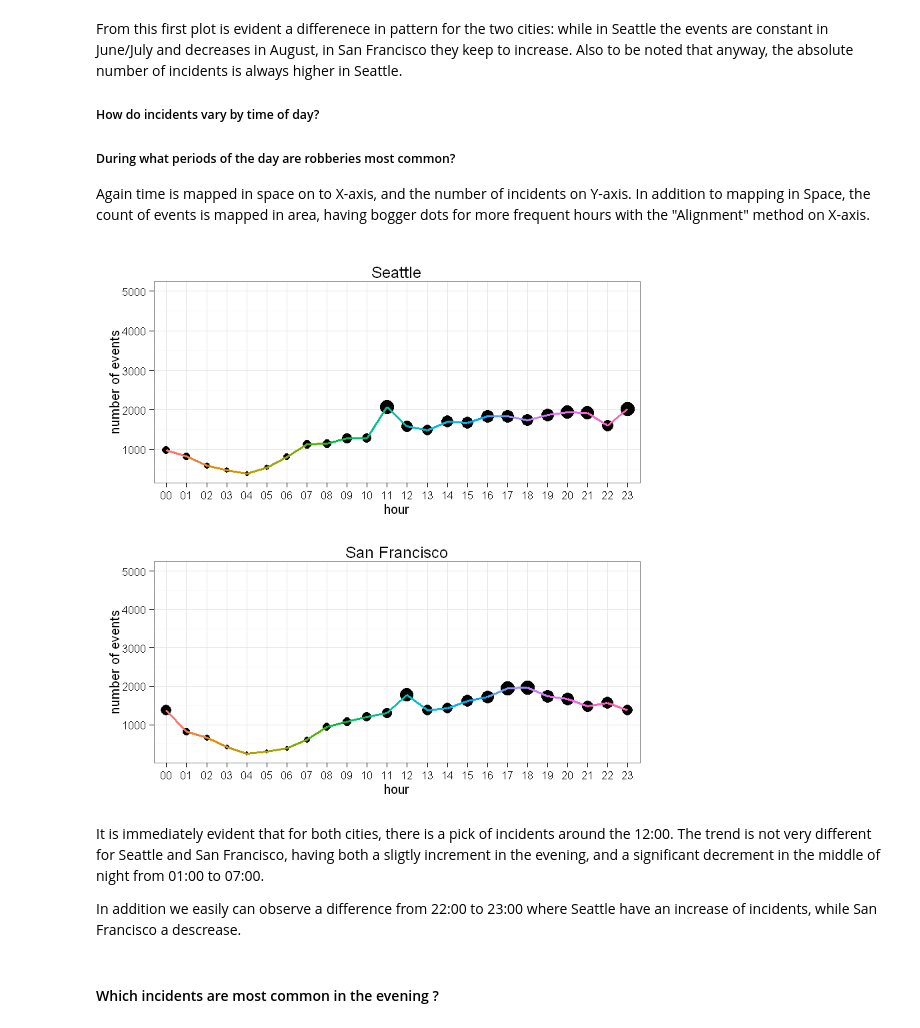
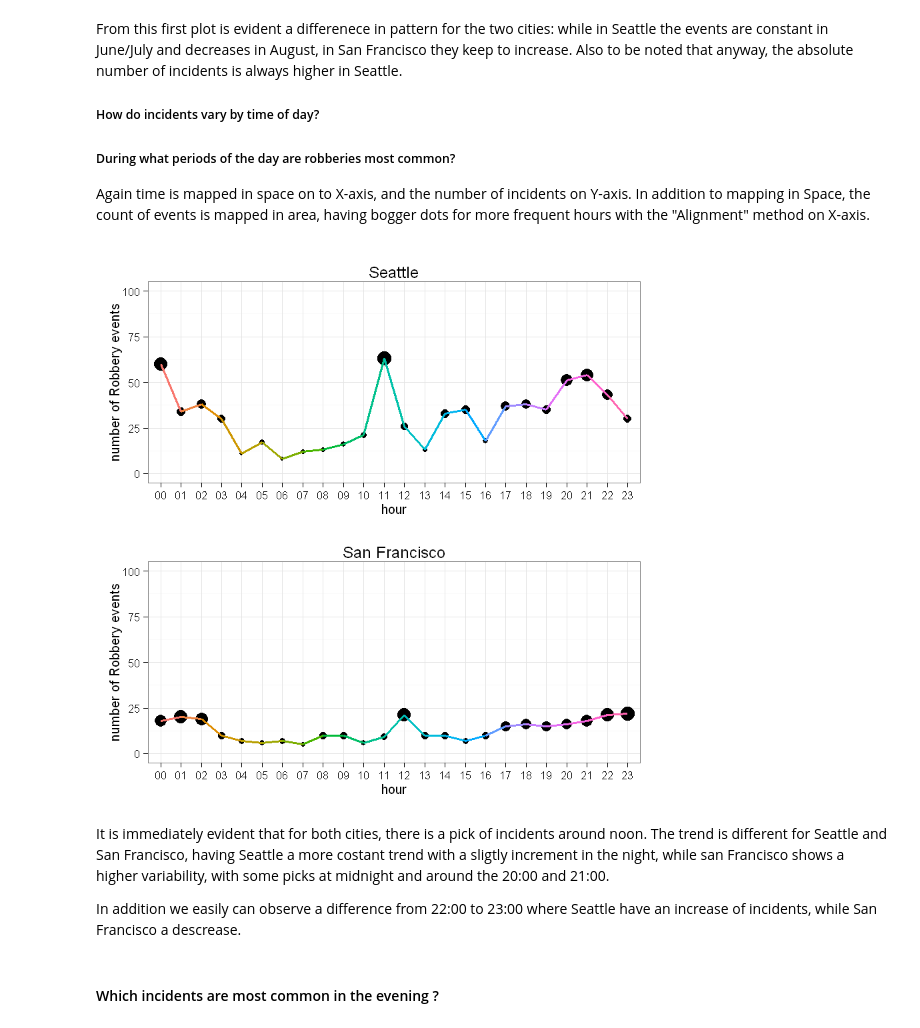
Before and after one commit to Gianfranco-Campana/datasci_course_materials, a Jupyter notebook: assignment6/VisualCrimeAnalysis.ipynb, the cells around one changed output. Saved outputs shown, nothing was run; the diff lists cells and outputs as text; code cells hidden in the pictures.

Commit message:
Robbery

```diff
--- a/assignment6/VisualCrimeAnalysis.ipynb
+++ b/assignment6/VisualCrimeAnalysis.ipynb
@@ -265,44 +264,47 @@ crisea$Hour <- as.character(crisea$Hour)
 # Normalizing Hours from 01-24 to 00-23
 crisea$Hour <- as.numeric(crisea$Hour)-1
 crisea[nchar(crisea$Hour)==1,]$Hour <- paste0("0",crisea[nchar(crisea$Hour)==1,]$Hour)
+
+crisearob <- crisea[crisea$Summarized.Offense.Description=="ROBBERY",]
+crisanrob <- crisan[crisan$Category=="ROBBERY",]
 # %%
 
-seaTimeCount= count(crisea, vars = c("Hour"))
-sanTimeCount= count(crisan, vars = c("Hour"))
+seaTimeCount= count(crisearob, vars = c("Hour"))
+sanTimeCount= count(crisanrob, vars = c("Hour"))
 library(ggplot2)
 p1 <- ggplot(seaTimeCount, aes(x = factor(Hour),
                        y = freq,
                        fill = Hour,
                        size = freq,
-                       ymin = 1000,
-                       ymax = 5000)) +
+                       ymin = 0,
+                       ymax = 100)) +
   geom_point(stat="identity" ) +
   geom_line(aes(y= freq, colour = Hour, size = 1, group = 1)) +
   labs(title = "Seattle") +
-  labs(y = "number of events") +
+  labs(y = "number of Robbery events") +
   labs(x = "hour") +
   theme_bw() +
   theme(legend.position = "none")
 
 
 p2 <- ggplot(sanTimeCount, aes(x = factor(Hour),
                        y = freq,
                        fill = Hour,
                        size = freq,
-                       ymin = 1000,
-                       ymax = 5000)) +
+                       ymin = 0,
+                       ymax = 100)) +
   geom_point(stat="identity") +
   geom_line(aes(y= freq, colour = Hour, size = 1, group = 1)) +
   labs(title = "San Francisco") +
-  labs(y = "number of events") +
+  labs(y = "number of Robbery events") +
   labs(x = "hour") +
   theme_bw() +
   theme(legend.position = "none")
   multiplot(p1,p2, cols=1)
 # %% [output]
-[figure, old version]
+[figure, new version]
 # %% [markdown]
-It is immediately evident that for both cities, there is a pick of incidents around the 12:00. The trend is not very different for Seattle and San Francisco, having both a sligtly increment in the evening, and a significant decrement in the middle of night from 01:00 to 07:00.
+It is immediately evident that for both cities, there is a pick of incidents around noon. The trend is different for Seattle and San Francisco, having Seattle a more costant trend  with a sligtly increment in the night, while san Francisco shows a higher variability, with some picks at midnight and around the 20:00 and 21:00.
 
 In addition we easily can observe a difference from 22:00 to 23:00 where Seattle have an increase of incidents, while San Francisco a descrease.
 # %% [markdown]
```
Also changed, not shown: parts of 2 cells of this notebook.
